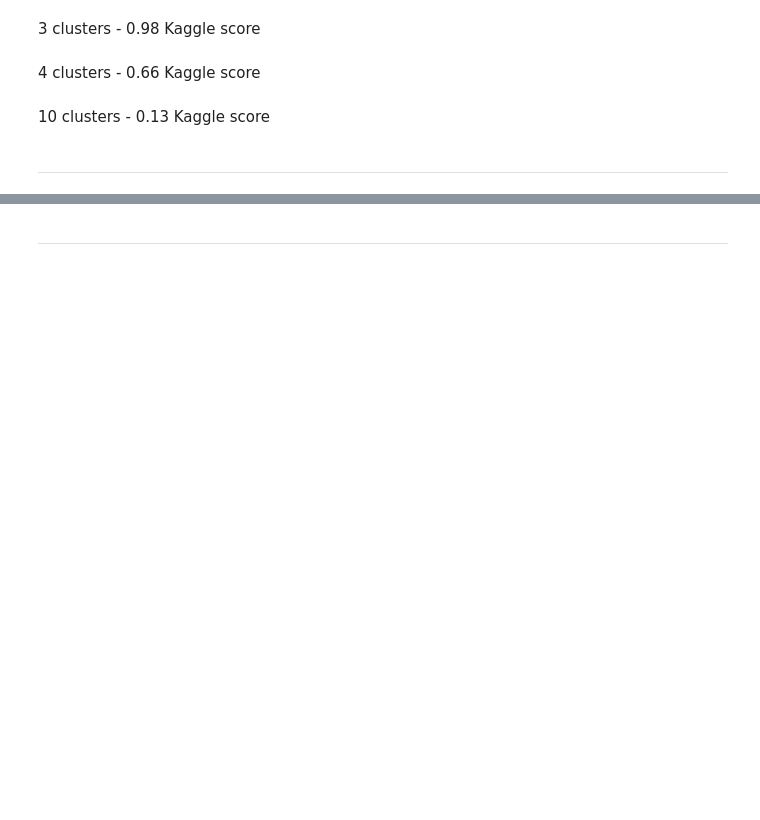
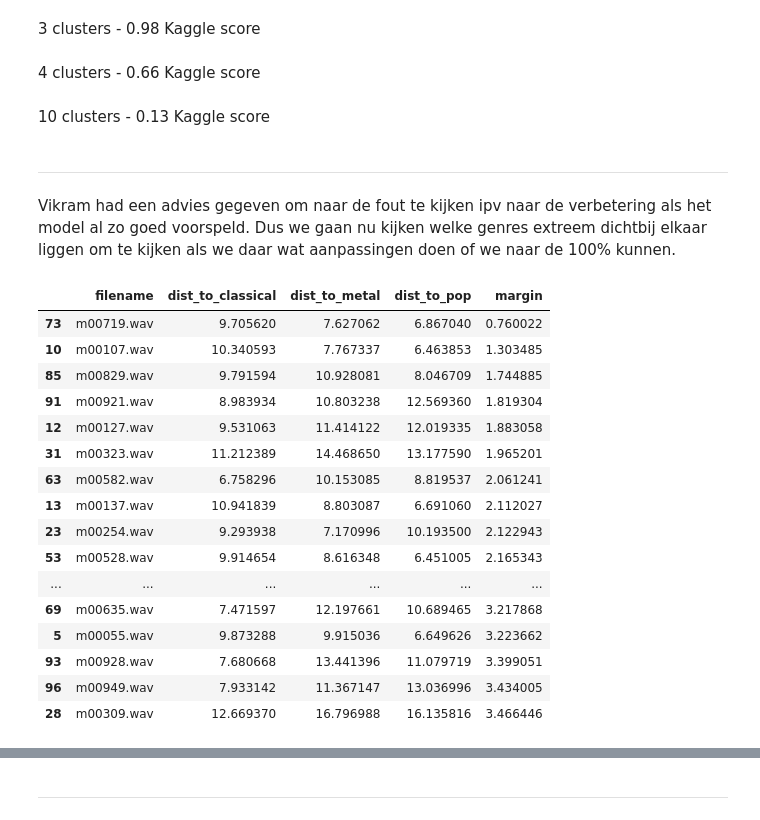
Before and after one commit to ZNezirov/Opdracht-3-Muziek-genre-clustering-2025-26, a Jupyter notebook: zNotebook - Opdracht 3.ipynb, the cells around one changed output, grey strips where cells are left out. Saved outputs shown, nothing was run; the diff lists cells and outputs as text; code cells hidden in the pictures; blank space fills up the shorter version.

```diff
--- a/zNotebook - Opdracht 3.ipynb
+++ b/zNotebook - Opdracht 3.ipynb
@@ -305,5 +304,76 @@ df_unlabeled[['filename', 'genre']].to_csv(
     'submission_03.csv',
     index=False
 )
-# %% [markdown]
----
+# %% [markdown]
+---
+# %% [markdown]
+Vikram had een advies gegeven om naar de fout te kijken ipv naar de verbetering als het model al zo goed voorspeld. Dus we gaan nu kijken welke genres extreem dichtbij elkaar liggen om te kijken als we daar wat aanpassingen doen of we naar de 100% kunnen.
+# %%
+feature_cols = [c for c in df_audio_features.columns if c not in ["filename", "genre"]]
+
+X_unlabeled = unlabeled_features[feature_cols].values
+
+scaler = StandardScaler()
+X_unlabeled_scaled = scaler.fit_transform(X_unlabeled)
+
+kmeans = KMeans(n_clusters=3, random_state=42, n_init=50)
+unlabeled_labels = kmeans.fit_predict(X_unlabeled_scaled)
+
+unlabeled_features["clusters"] = unlabeled_labels
+
+genres = {0: "pop", 1: "metal", 2: "classical"}
+unlabeled_features["genre"] = unlabeled_features["clusters"].map(genres)
+
+distances = pairwise_distances(X_unlabeled_scaled, kmeans.cluster_centers_)
+
+distance_df = pd.DataFrame(
+    distances,
+    columns=[f"dist_to_cluster_{i}" for i in range(kmeans.n_clusters)]
+)
+
+distance_df["filename"] = unlabeled_features["filename"].tolist()
+distance_df["assigned_cluster"] = unlabeled_labels
+
+for cluster_idx, genre_name in genres.items():
+    distance_df[f"dist_to_{genre_name}"] = distance_df[f"dist_to_cluster_{cluster_idx}"]
+
+def margin(row):
+    dists = sorted([row["dist_to_classical"], row["dist_to_metal"], row["dist_to_pop"]])
+    return dists[1] - dists[0]
+
+distance_df["margin"] = distance_df.apply(margin, axis=1)
+
+def second_best_gap(row):
+    dists = sorted([row["dist_to_classical"], row["dist_to_metal"], row["dist_to_pop"]])
+    return dists[1] - dists[0]
+
+distance_df["gap"] = distance_df.apply(second_best_gap, axis=1)
+
+ambiguous = distance_df[
+    (distance_df["gap"] < 3.5) &
+    (distance_df[["dist_to_classical", "dist_to_metal", "dist_to_pop"]].min(axis=1) > 5)
+]
+
+from IPython.display import display
+display(
+    ambiguous[["filename", "dist_to_classical", "dist_to_metal", "dist_to_pop", "margin"]]
+    .sort_values("margin")
+)
+# %% [output]
+|  | filename | dist_to_classical | dist_to_metal | dist_to_pop | margin |
+| 73 | m00719.wav | 9.705620 | 7.627062 | 6.867040 | 0.760022 |
+| 10 | m00107.wav | 10.340593 | 7.767337 | 6.463853 | 1.303485 |
+| 85 | m00829.wav | 9.791594 | 10.928081 | 8.046709 | 1.744885 |
+| 91 | m00921.wav | 8.983934 | 10.803238 | 12.569360 | 1.819304 |
+| 12 | m00127.wav | 9.531063 | 11.414122 | 12.019335 | 1.883058 |
+| 31 | m00323.wav | 11.212389 | 14.468650 | 13.177590 | 1.965201 |
+| 63 | m00582.wav | 6.758296 | 10.153085 | 8.819537 | 2.061241 |
+| 13 | m00137.wav | 10.941839 | 8.803087 | 6.691060 | 2.112027 |
+| 23 | m00254.wav | 9.293938 | 7.170996 | 10.193500 | 2.122943 |
+| 53 | m00528.wav | 9.914654 | 8.616348 | 6.451005 | 2.165343 |
+| ... | ... | ... | ... | ... | ... |
+| 69 | m00635.wav | 7.471597 | 12.197661 | 10.689465 | 3.217868 |
+| 5 | m00055.wav | 9.873288 | 9.915036 | 6.649626 | 3.223662 |
+| 93 | m00928.wav | 7.680668 | 13.441396 | 11.079719 | 3.399051 |
+| 96 | m00949.wav | 7.933142 | 11.367147 | 13.036996 | 3.434005 |
+| 28 | m00309.wav | 12.669370 | 16.796988 | 16.135816 | 3.466446 |
```
Also changed, not shown: parts of 14 cells of this notebook, 1 other file.
